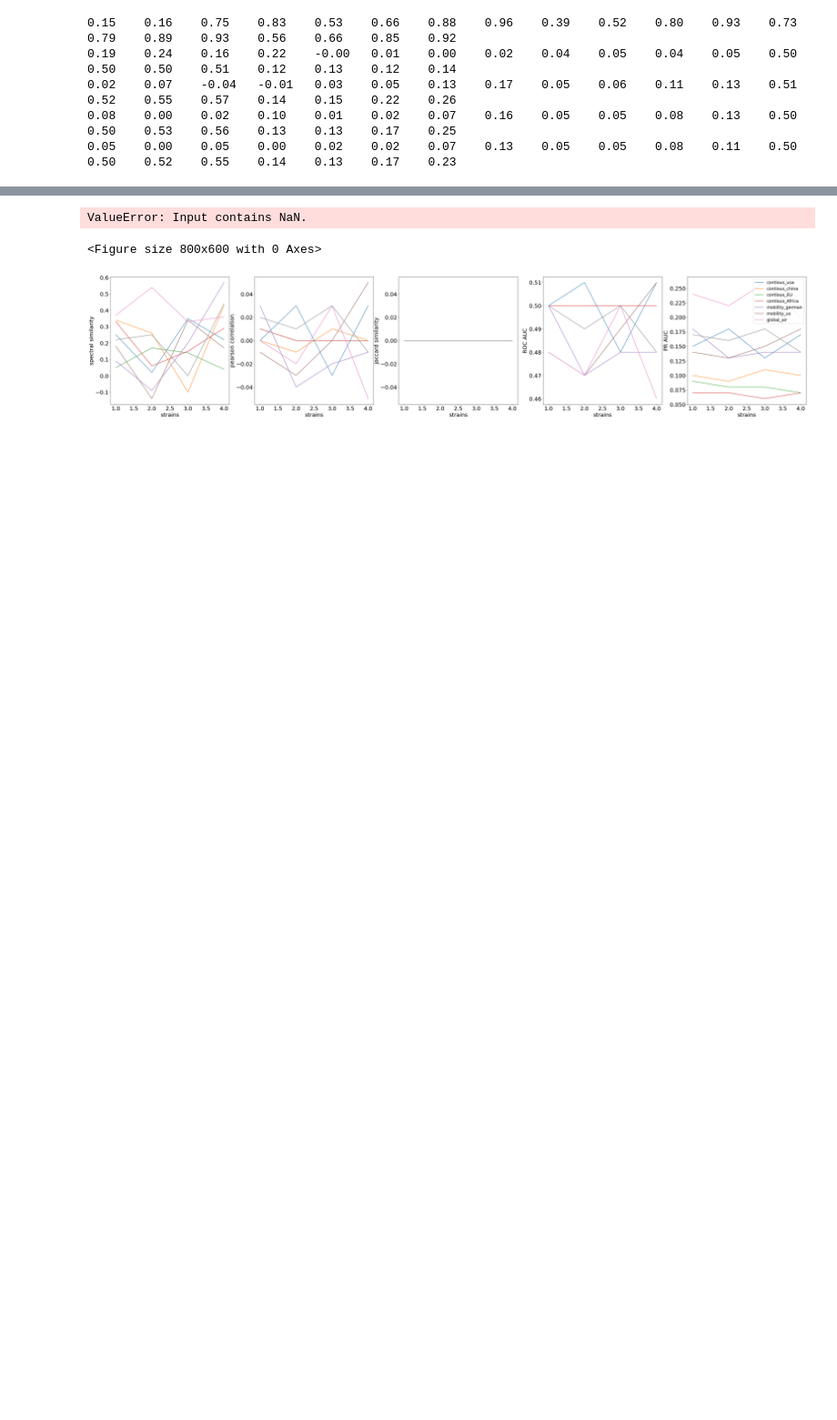
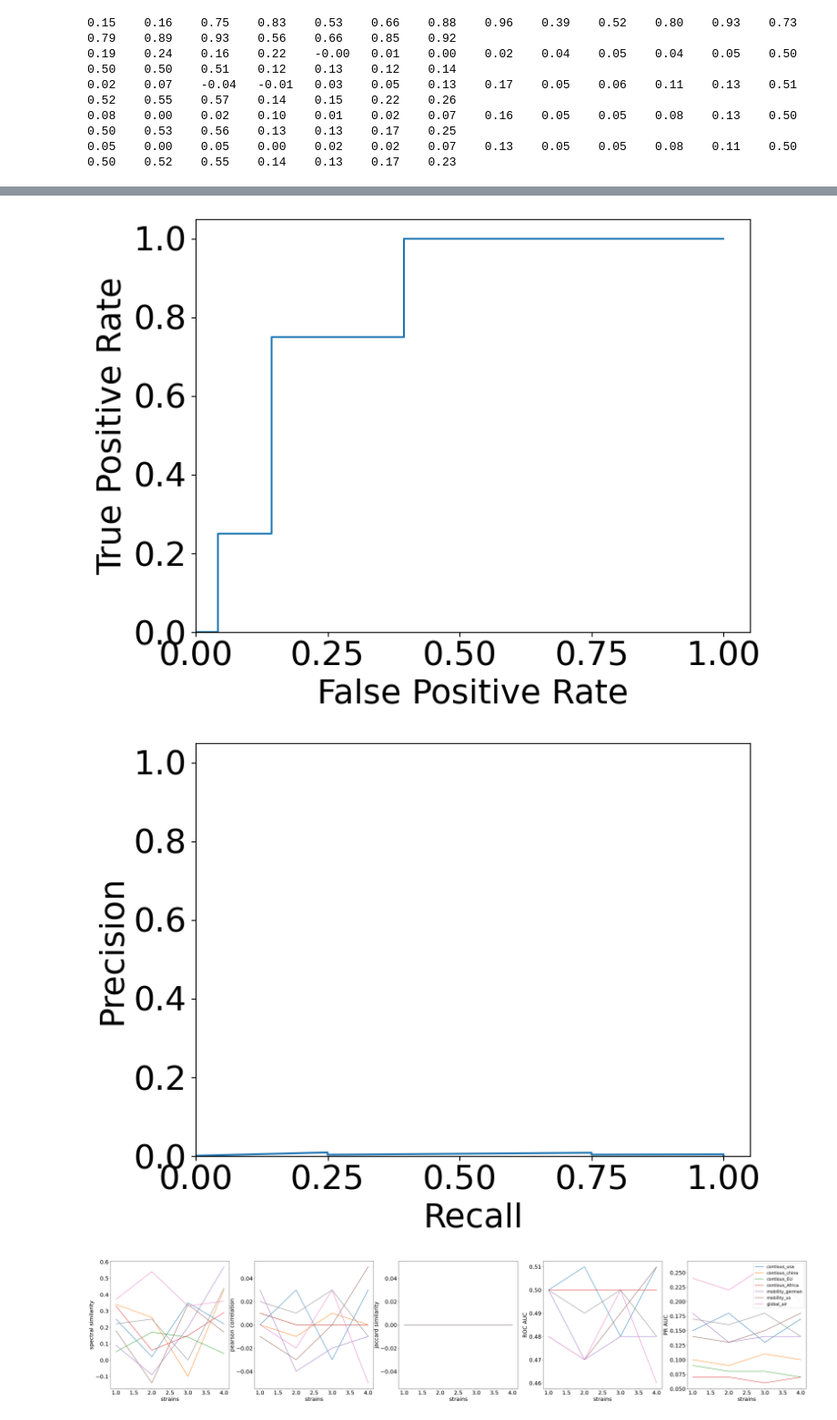
Before and after one commit to bizhili/Topology_Learning_Epis, a Jupyter notebook: readExperiment.ipynb, the cells around one changed output, grey strips where cells are left out. Shown at 91% size. Drawn from its saved outputs; the diff is of its cells as text; code cells hidden in the pictures; blank space fills up the shorter version.

```diff
--- a/readExperiment.ipynb
+++ b/readExperiment.ipynb
@@ -549,7 +553,7 @@ evaluateMeth= [evaluate. spectral_similarity, evaluate.pearson_correlation, eval
 attriIndex=  6
 realGraphsTemp= ["mobility_us", "contious_usa", "global_air", "spain_car", "spain_train"]
 attributionL= ["AB"]
-auc_rocs_aws, auc_rocs_preA, evaluateLists= general_evaluate(evaluateMeth= evaluateMeth, attriIndex= attriIndex, attributionL= attributionL ,seed= 100001, CompareWithRandom= False, seeds=seeds, randomGraphs= randomGraphs)
+auc_rocs_aws, auc_rocs_preA, evaluateLists= general_evaluate(evaluateMeth= evaluateMeth, attriIndex= attriIndex, attributionL= attributionL ,seed= 100001, CompareWithRandom= False, seeds=seeds, randomGraphs= realGraphsTemp)
 evaluateArray= np.array(evaluateLists)
 startIn= 0*len(attributionL)
 endIn= len(attributionL)+startIn
@@ -564,5 +569,5 @@ yLabels= [str(i).split()[1] for i in evaluateMeth]
-ValueError: Input contains NaN.
-<Figure size 800x600 with 0 Axes>
+[figure, added]
+[figure, added]
 # %%
 plot_evaluate( strains, evaluateArray, "strains", yLabels, realGraphs)
 # %% [output]
```
Also changed, not shown: parts of 15 cells of this notebook, 5 other files.
